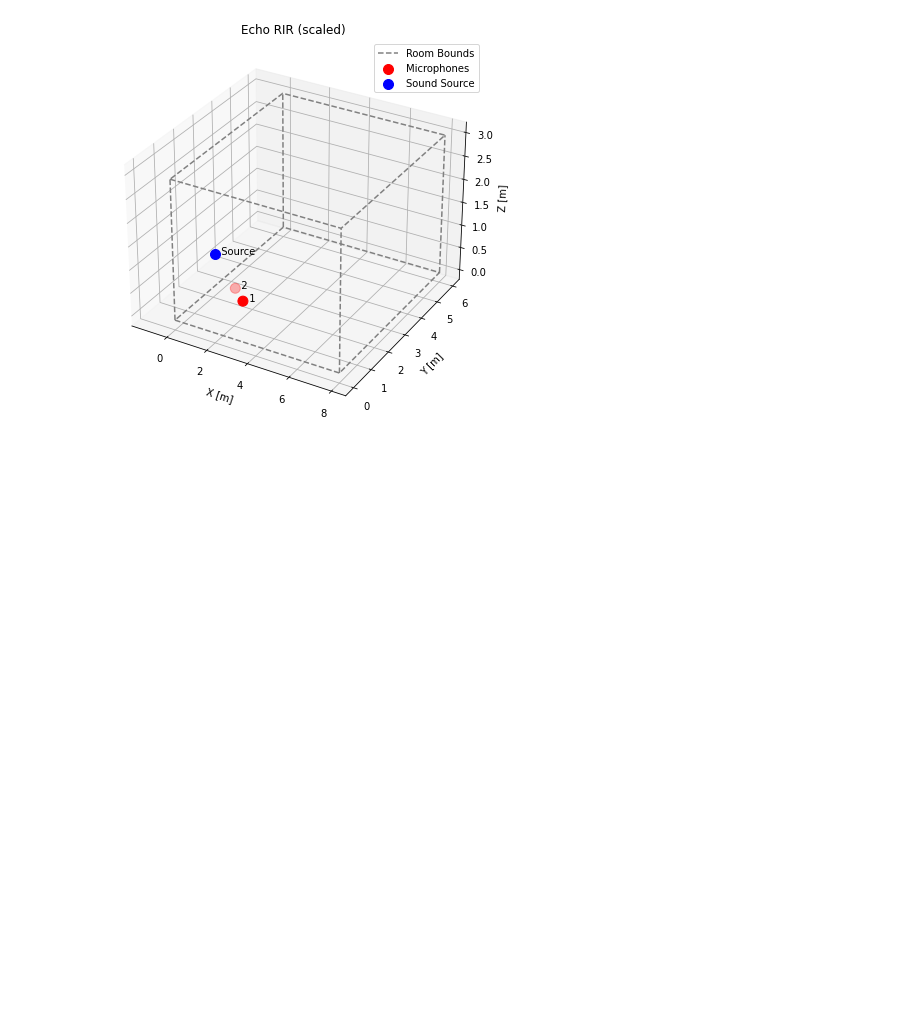
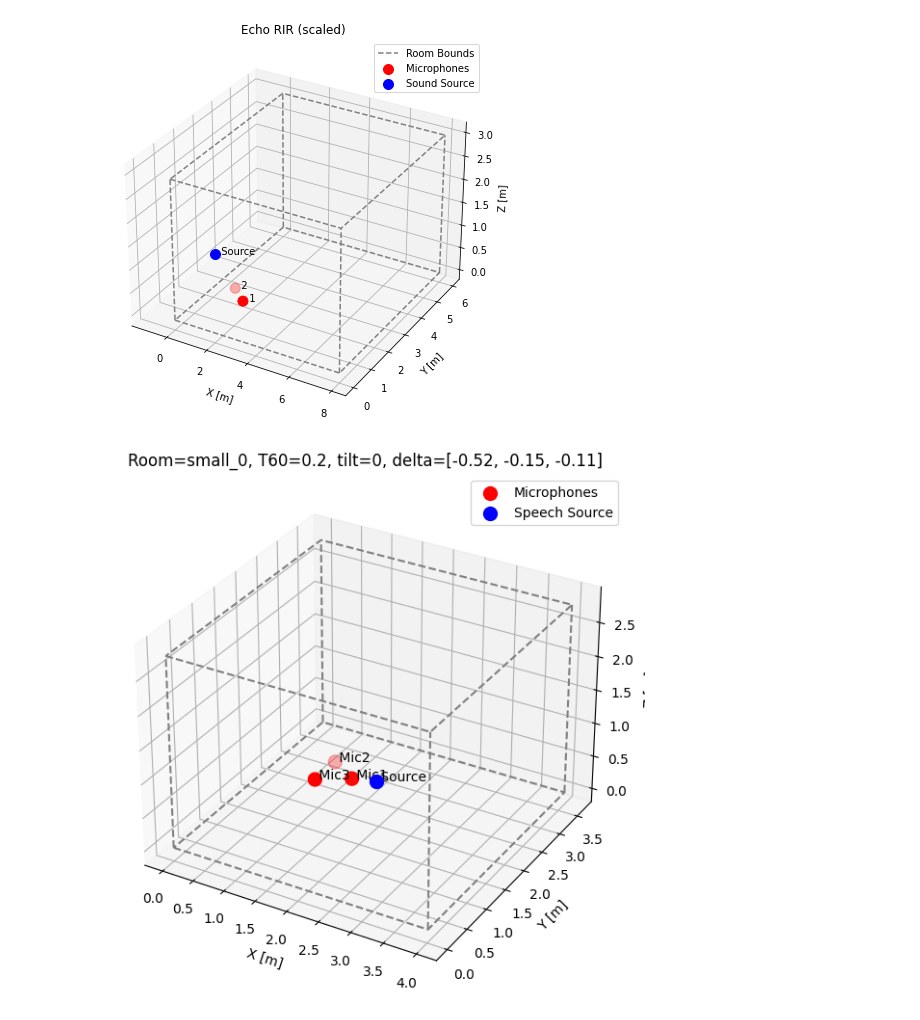
Before and after one commit to woosook0127/Speex_AEC_py, a Jupyter notebook: code/generate_rir.ipynb, the cells around one changed output. Drawn from its saved outputs; the diff is of its cells as text; code cells hidden in the pictures; blank space fills up the shorter version.

```diff
--- a/code/generate_rir.ipynb
+++ b/code/generate_rir.ipynb
@@ -406,3 +408,81 @@ if __name__ == "__main__":
         main(key, room_sz)
 # %% [output]
 [figure]
+# %%
+import numpy as np
+import matplotlib.pyplot as plt
+import math
+
+def plot_room_setup(key, room_sz, mic_array, pos_src, T60, mic_tilt, delta):
+    fig = plt.figure(figsize=(10, 7))
+    ax = fig.add_subplot(111, projection='3d')
+
+    # Room wireframe
+    ax.plot([0, room_sz[0], room_sz[0], 0, 0],
+            [0, 0, room_sz[1], room_sz[1], 0],
+            [0, 0, 0, 0, 0], color="gray", linestyle='--')
+    ax.plot([0, room_sz[0], room_sz[0], 0, 0],
+            [0, 0, room_sz[1], room_sz[1], 0],
+            [room_sz[2], room_sz[2], room_sz[2], room_sz[2], room_sz[2]],
+            color="gray", linestyle='--')
+    ax.plot([0, 0], [0, 0], [0, room_sz[2]], color="gray", linestyle='--')
+    ax.plot([room_sz[0], room_sz[0]], [0, 0], [0, room_sz[2]], color="gray", linestyle='--')
+    ax.plot([room_sz[0], room_sz[0]], [room_sz[1], room_sz[1]], [0, room_sz[2]], color="gray", linestyle='--')
+    ax.plot([0, 0], [room_sz[1], room_sz[1]], [0, room_sz[2]], color="gray", linestyle='--')
+
+    # Microphone array (triangle)
+    ax.scatter(mic_array[:, 0], mic_array[:, 1], mic_array[:, 2], color='red', s=100, label='Microphones')
+    for i, (x, y, z) in enumerate(mic_array):
+        ax.text(x, y, z, f" Mic{i+1}", color="black")
+
+    # Source
+    ax.scatter(pos_src[0], pos_src[1], pos_src[2], color='blue', s=100, label="Speech Source")
+    ax.text(pos_src[0], pos_src[1], pos_src[2], ' Source', color="black")
+
+    # Labels
+    ax.set_xlabel('X [m]')
+    ax.set_ylabel('Y [m]')
+    ax.set_zlabel('Z [m]')
+    ax.set_title(f"Room={key}, T60={T60}, tilt={mic_tilt}, delta={delta}")
+
+    ax.legend()
+    plt.show()
+
+
+def main(key, room_sz, T60, mic_tilt, delta):
+    mic_tilt_rad = mic_tilt * math.pi / 180
+    deg_120 = 2 * math.pi / 3
+    d = 0.5
+    R = d / math.sqrt(3)
+
+    mic_c = np.array([room_sz[0] / 2, room_sz[1] / 2, 0.75]) + np.array(delta)
+    mic_array = np.array([
+        [mic_c[0] + R * math.cos(0 * deg_120 + mic_tilt_rad), mic_c[1] + R * math.sin(0 * deg_120 + mic_tilt_rad), mic_c[2]],
+        [mic_c[0] + R * math.cos(1 * deg_120 + mic_tilt_rad), mic_c[1] + R * math.sin(1 * deg_120 + mic_tilt_rad), mic_c[2]],
+        [mic_c[0] + R * math.cos(2 * deg_120 + mic_tilt_rad), mic_c[1] + R * math.sin(2 * deg_120 + mic_tilt_rad), mic_c[2]]
+    ])
+
+    # Random source position (ensure not too close to mic center)
+    pos_src = mic_c
+    while np.linalg.norm(pos_src[0:2] - mic_c[0:2]) < 1.75:
+        x = np.random.uniform(low=0.3, high=room_sz[0] - 0.3)
+        y = np.random.uniform(low=0.3, high=room_sz[1] - 0.3)
+        z = np.random.uniform(low=1.0, high=1.5)
+        pos_src = np.array([x, y, z])
+
+    plot_room_setup(key, room_sz, mic_array, pos_src, T60, mic_tilt, delta)
+
+
+if __name__ == "__main__":
+    rooms = {
+        'small_0': [4.01, 3.65, 2.81],
+        'medium_0': [5.94, 7.45, 2.82],
+    }
+    rt_list = [0.2, 0.4]
+    mic_tilts = [0, 20]
+    location_delta = [[-0.52, -0.15, -0.11], [0.31, 0.22, 0.02]]
+
+    # 예시: 첫 번째 조합만 시각화
+    main("small_0", rooms["small_0"], rt_list[0], mic_tilts[0], location_delta[0])
+# %% [output]
+[figure, added]
```
Also changed, not shown: parts of 1 cell of this notebook, 7 other files.
